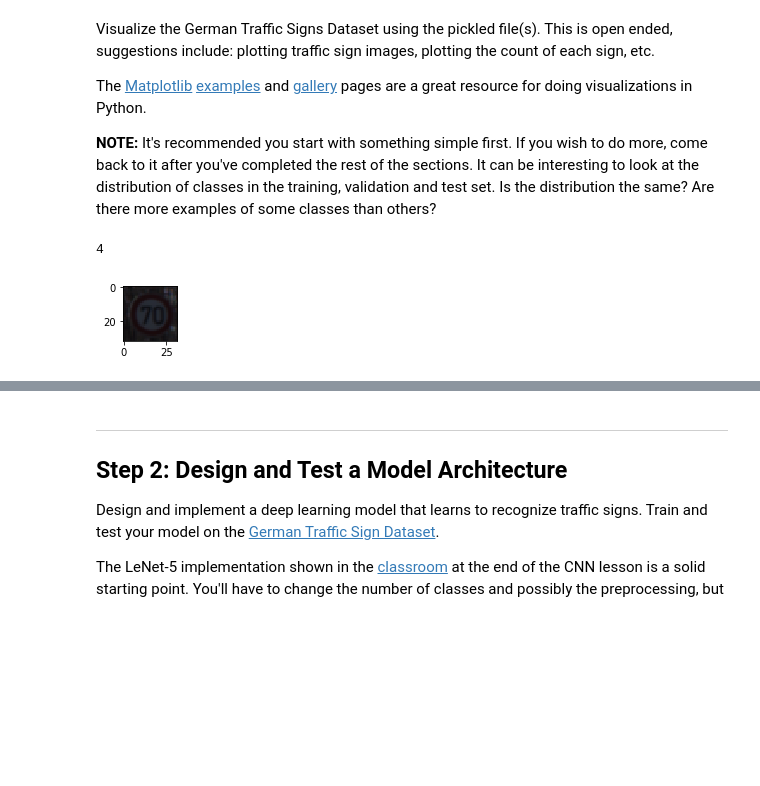
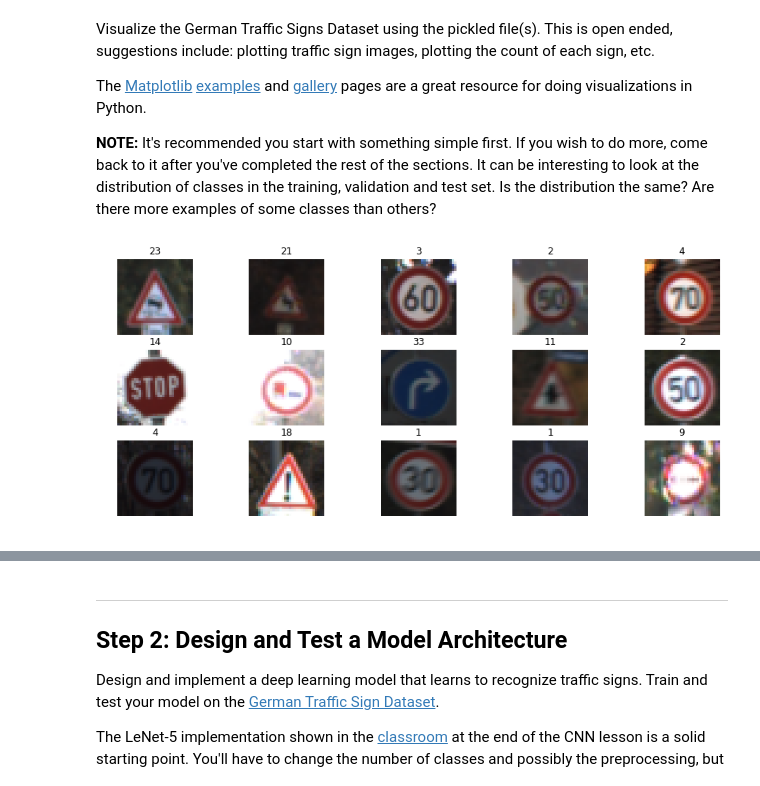
Before and after one commit to BusAI-Self-Driving-Car/Udacity-Self-Driving-Car-Engineer-Nanodegree, a Jupyter notebook: Term1-proj2-Traffic-Sign-Classifier/Traffic_Sign_Classifier.ipynb, the cells around one changed output, grey strips where cells are left out. Cells and saved outputs as stored; diff of their text form; code cells hidden in the pictures; blank space fills up the shorter version.

```diff
--- a/Term1-proj2-Traffic-Sign-Classifier/Traffic_Sign_Classifier.ipynb
+++ b/Term1-proj2-Traffic-Sign-Classifier/Traffic_Sign_Classifier.ipynb
@@ -109,20 +109,33 @@ The [Matplotlib](http://matplotlib.org/) [examples](http://matplotlib.org/exampl
 # %%
 ### Data exploration visualization code goes here.
 ### Feel free to use as many code cells as needed.
 import random
 import matplotlib.pyplot as plt
 # Visualizations will be shown in the notebook.
 %matplotlib inline
 
 # Visualizations will be shown in the notebook.
 get_ipython().run_line_magic('matplotlib', 'inline')
 
-index = random.randint(0, len(X_train))
-image = X_train[index].squeeze()
 
-plt.figure(figsize=(1,1))
-plt.imshow(image, cmap="gray")
-print(y_train[index])
+def visualize_images(X, y, num_random_imgs=10, color_map=None):
+    random.seed(8952)
+
+    fig, axs = plt.subplots(int(num_random_imgs/5), 5, figsize=(15, 6))
+    fig.subplots_adjust(hspace = .2, wspace=.001)
+    axs = axs.ravel()
+    for i in range(num_random_imgs):
+        index = random.randint(0, len(X))
+
+        if color_map=='gray':
+            image = X[index].squeeze()
+        else:
+            image = X[index]
+
+        axs[i].axis('off')
+        axs[i].imshow(image, color_map)
+        axs[i].set_title(y[index])
+
+visualize_images(X_train, y_train, num_random_imgs=15)
 # %% [output]
-4
-[figure, old version]
+[figure, new version]
```
Also changed, not shown: parts of 12 cells of this notebook, 3 other files.
